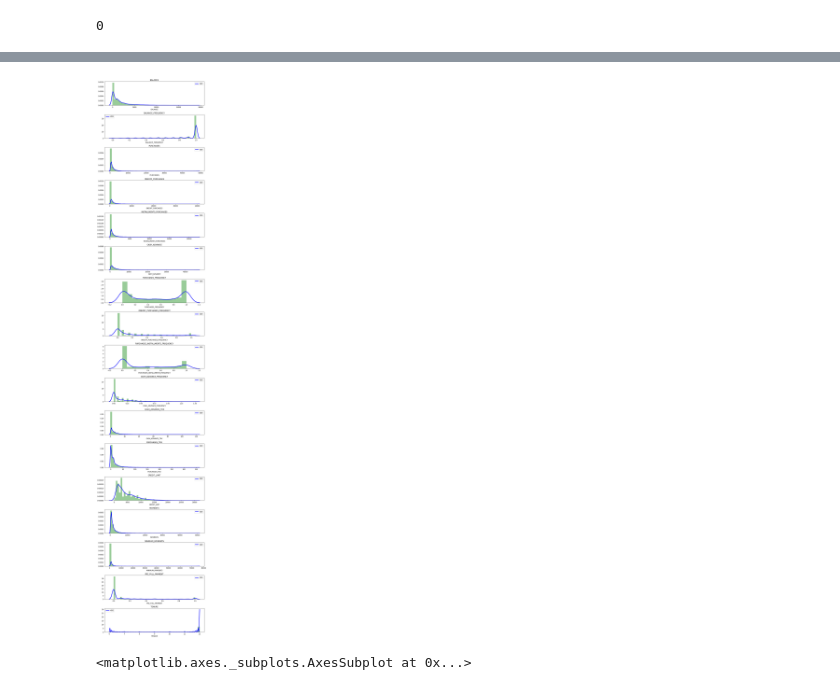
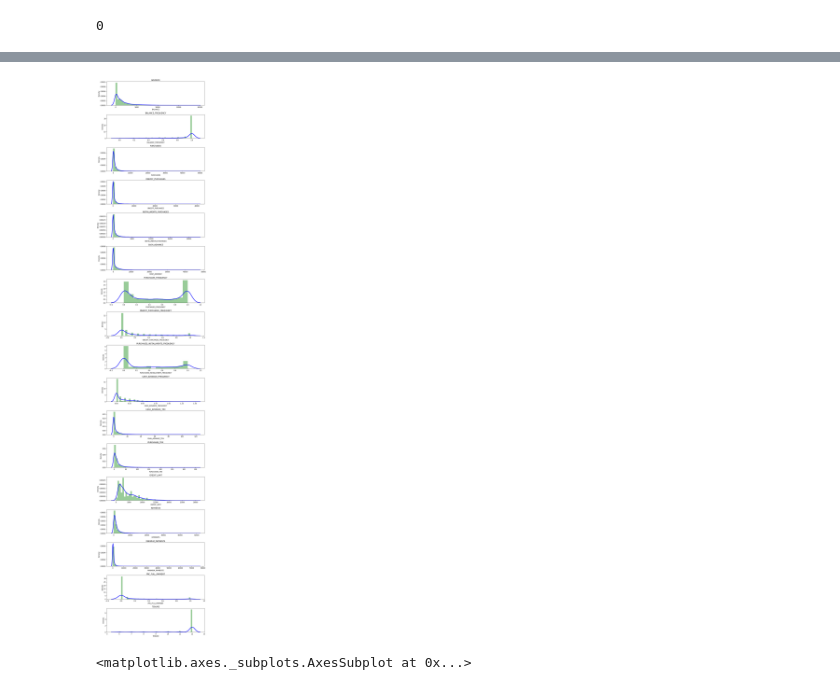
Before and after one commit to JBE777/ATtiny_LED_Matrix_Display_Badge, a Jupyter notebook: Esqueleto_Departamento_de_Marketing.ipynb, the cells around one changed output, grey strips where cells are left out. Saved outputs shown, nothing was run; the diff lists cells and outputs as text; code cells hidden in the pictures.

```diff
--- a/Esqueleto_Departamento_de_Marketing.ipynb
+++ b/Esqueleto_Departamento_de_Marketing.ipynb
@@ -173,4 +168,6 @@ dtype: int64
 # %%
 # Vamos a rellenar los datos faltantes con el promedio del campo 'MINIMUM_PAYMENT'
+creditcard_df.loc[(creditcard_df['MINIMUM_PAYMENTS'].isnull() == True), 'MINIMUM_PAYMENTS'] = creditcard_df['MINIMUM_PAYMENTS'].mean()
 # %%
 # Vamos a rellenar los datos faltantes con el promedio del campo 'CREDIT_LIMIT'
+creditcard_df.loc[(creditcard_df['CREDIT_LIMIT'].isnull() == True), 'CREDIT_LIMIT'] = creditcard_df['CREDIT_LIMIT'].mean()
@@ -184,3 +183,4 @@ dtype: int64
 0
 # %%
 # Podemos deshacernos del campo Customer ID ya que no nos sirve para nada
+creditcard_df.drop("CUST_ID", axis = 1, inplace=True)
@@ -206,0 +196,3 @@ Index(['BALANCE', 'BALANCE_FREQUENCY', 'PURCHASES', 'ONEOFF_PURCHASES',
+# %%
+n = len(creditcard_df.columns)
+n
@@ -207,18 +211,26 @@ Index(['BALANCE', 'BALANCE_FREQUENCY', 'PURCHASES', 'ONEOFF_PURCHASES',
 # %%
 # distplot combina la función matplotlib.hist con la de seaborn kdeplot()
 # KDE Plot representa la Kernel Density Estimate
 # KDE se utiliza para visualizar la densidad de una probabilidad de una variable continua.
 # KDE nos muestra la densidad de una probabilidad para diferentes valores de una variable continua.
 
 # El balance promedio es  $1500
 # 'Balance_Frequency' para muchos usuarios se actualiza muy frecuentemente ~1
 # Para el campo 'PURCHASES_FREQUENCY', hay dos grupos diferentes de clientes
 # Para los campos 'ONEOFF_PURCHASES_FREQUENCY' y 'PURCHASES_INSTALLMENT_FREQUENCY' la gran mayoría de usuarios no pagan todo de golpe ni a plazos
 # Muy pocos clientes pagan su deuda al completo 'PRC_FULL_PAYMENT'~0
 # El promedio del límite del crédito está entorno de los $4500
 # La mayoría de clientes llevan ~11 años usando el servicio
+
+plt.figure(figsize = (10, 50))
+for i in range(n):
+    plt.subplot(n, 1, i+1)
+    sns.distplot(creditcard_df[creditcard_df.columns[i]], kde_kws = {"color": "b", "lw": 3, "label": "KDE"}, hist_kws={"color": "g"})
+    plt.title(creditcard_df.columns[i])
+
+plt.tight_layout()
 # %% [output]
-[figure, old version]
+[figure, new version]
 # %%
 # sns.pairplot(creditcard_df)
 # Hay correlación entre 'PURCHASES' y ONEOFF_PURCHASES & INSTALMENT_PURCHASES
```
Also changed, not shown: parts of 70 cells of this notebook.
